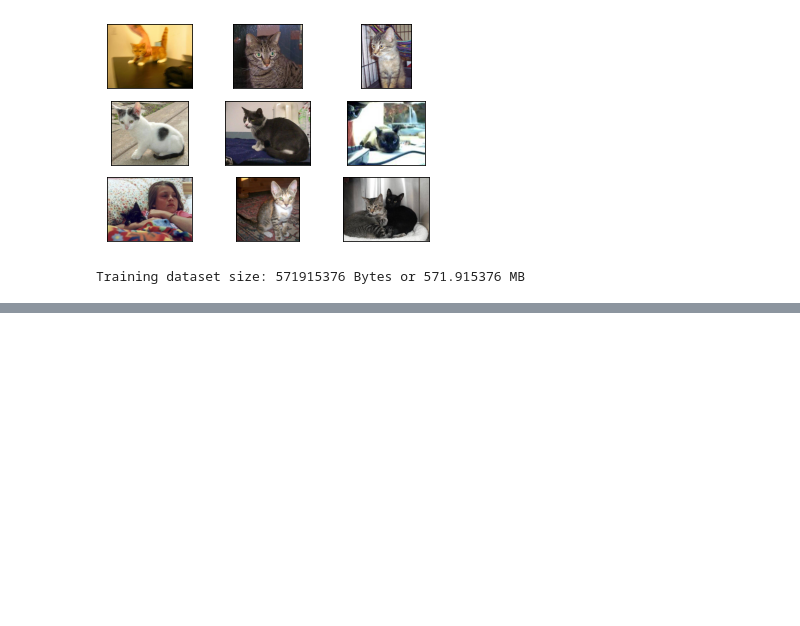
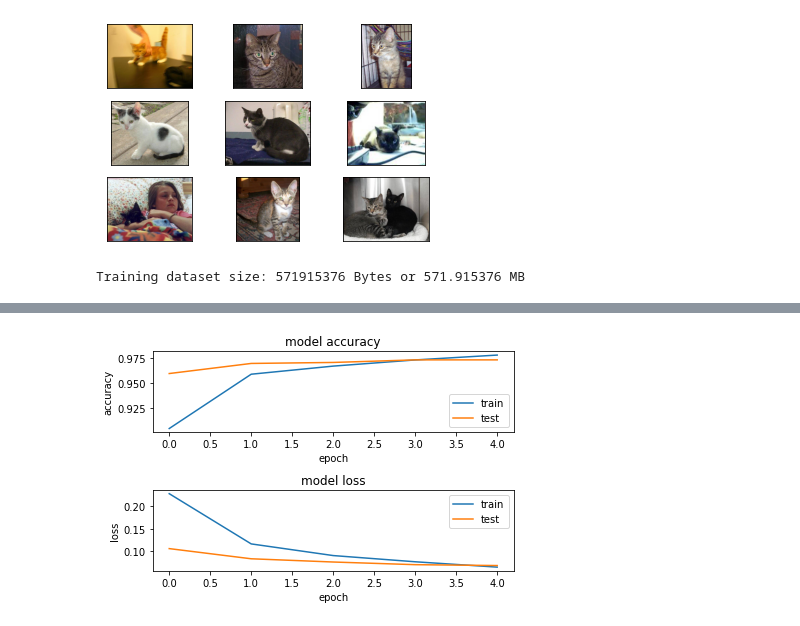
Before and after one commit to AlejandroMonje/AAI-521-project, a Jupyter notebook: AAI_521_Group3.ipynb, the cells around one changed output, grey strips where cells are left out. Saved outputs shown, nothing was run; the diff lists cells and outputs as text; code cells hidden in the pictures; blank space fills up the shorter version.

Commit message:
Add files via upload
dog/cat classifier with background isolation (using segmentation)

```diff
--- a/AAI_521_Group3.ipynb
+++ b/AAI_521_Group3.ipynb
@@ -181,0 +220,12 @@ Total images in train and test:
+# %%
+# Create train/test data generators
+data_gen = ImageDataGenerator(featurewise_center=True)
+
+# Imagenet mean values for centering
+data_gen.mean = [123.68, 116.779, 103.939]
+
+# Create train/test iterators
+train_it = data_gen.flow_from_directory(train_path,
+                                      class_mode='binary', batch_size=32, target_size=(224, 224))
+test_it = data_gen.flow_from_directory(test_path,
+                                      class_mode='binary', batch_size=32, target_size=(224, 224))
@@ -181,0 +235,28 @@ Total images in train and test:
+# %%
+# Load model
+model = VGG16(weights='imagenet', include_top=False, input_shape=(224, 224, 3))
+
+# Mark loaded layers as not trainable
+for layer in model.layers:
+	  layer.trainable = False
+
+# Add new classifier layers
+flat1 = Flatten()(model.layers[-1].output)
+
+batch_n1 = BatchNormalization()(flat1)
+class1 = Dense(256, activation='relu', kernel_initializer='he_uniform')(batch_n1) # He_uniform variance scaling initializer
+drop1 = Dropout(0.50)(class1) # dropout regularization
+class2 = Dense(128, activation='relu', kernel_initializer='he_uniform')(drop1)
+drop2 = Dropout(0.50)(class2)
+batch_n2 = BatchNormalization()(drop2)
+output = Dense(1, activation='sigmoid')(batch_n2)
+
+# Define new model
+model = Model(inputs=model.inputs, outputs=output)
+
+# Compile model
+opt = SGD(learning_rate=0.001, momentum=0.9)
+model.compile(optimizer=opt, loss='binary_crossentropy', metrics=['accuracy'])
+# %%
+# Fit model
+hist = model.fit(train_it, validation_data=test_it, epochs=5)
@@ -181,0 +274,5 @@ Total images in train and test:
+# %%
+# Plot learning curves
+learning_curve(hist)
+# %% [output]
+[figure, added]
```
Also changed, not shown: parts of 22 cells of this notebook.
